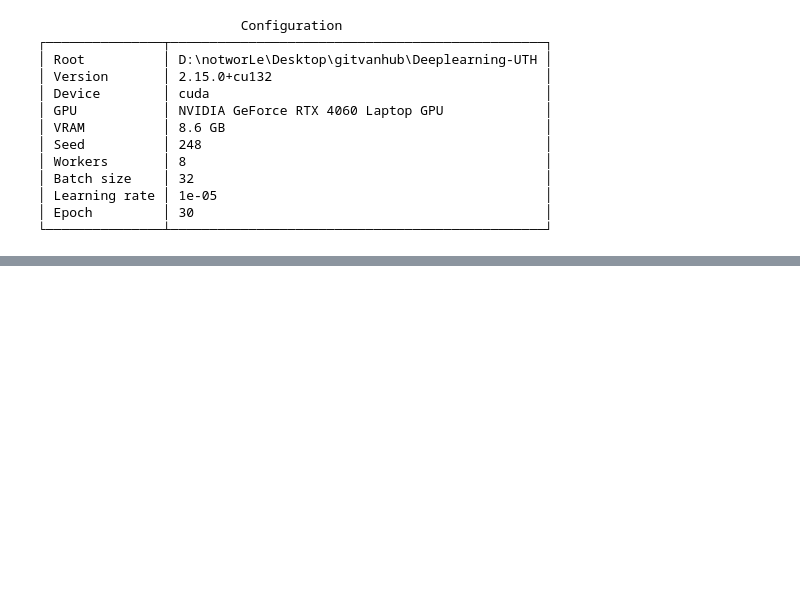
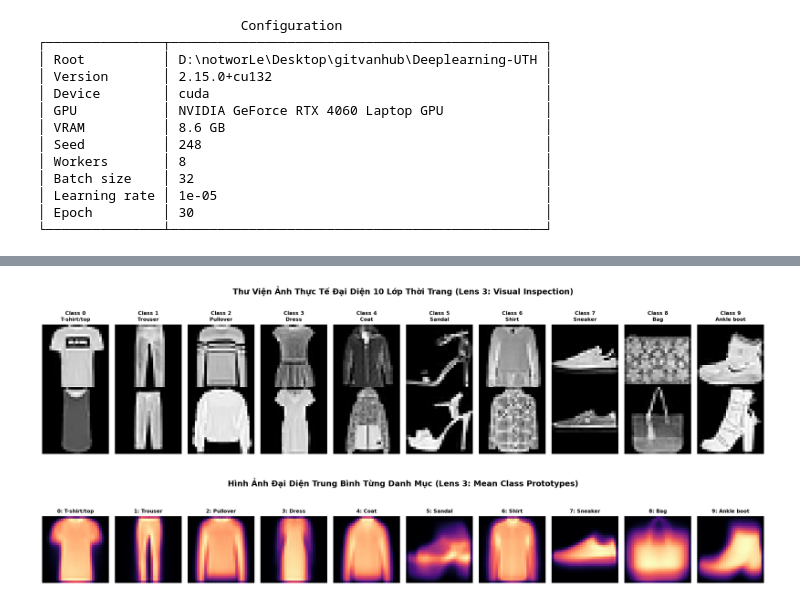
Before and after one commit to notworLe/Deeplearning-UTH, a Jupyter notebook: labs/lab1/vibe/01_dataset.ipynb, the cells around one changed output, grey strips where cells are left out. Drawn from its saved outputs; the diff is of its cells as text; code cells hidden in the pictures; blank space fills up the shorter version.

```diff
--- a/labs/lab1/vibe/01_dataset.ipynb
+++ b/labs/lab1/vibe/01_dataset.ipynb
@@ -174,0 +277,13 @@ plt.show()
+# %%
+# Hiển thị thư viện ảnh mẫu đại diện 10 lớp
+fig_gallery = eda_helpers.plot_gallery(raw_train.data, raw_train.targets, samples_per_class=2)
+plt.show()
+# %% [output]
+[figure, added]
+# %%
+# Tính toán và trực quan hóa ảnh nguyên mẫu trung bình từng lớp
+class_prototypes = eda_helpers.compute_class_prototypes(raw_train.data, raw_train.targets)
+fig_prototypes = eda_helpers.plot_prototypes_gallery(class_prototypes)
+plt.show()
+# %% [output]
+[figure, added]
```
Also changed, not shown: parts of 30 cells of this notebook, 18 other files.
